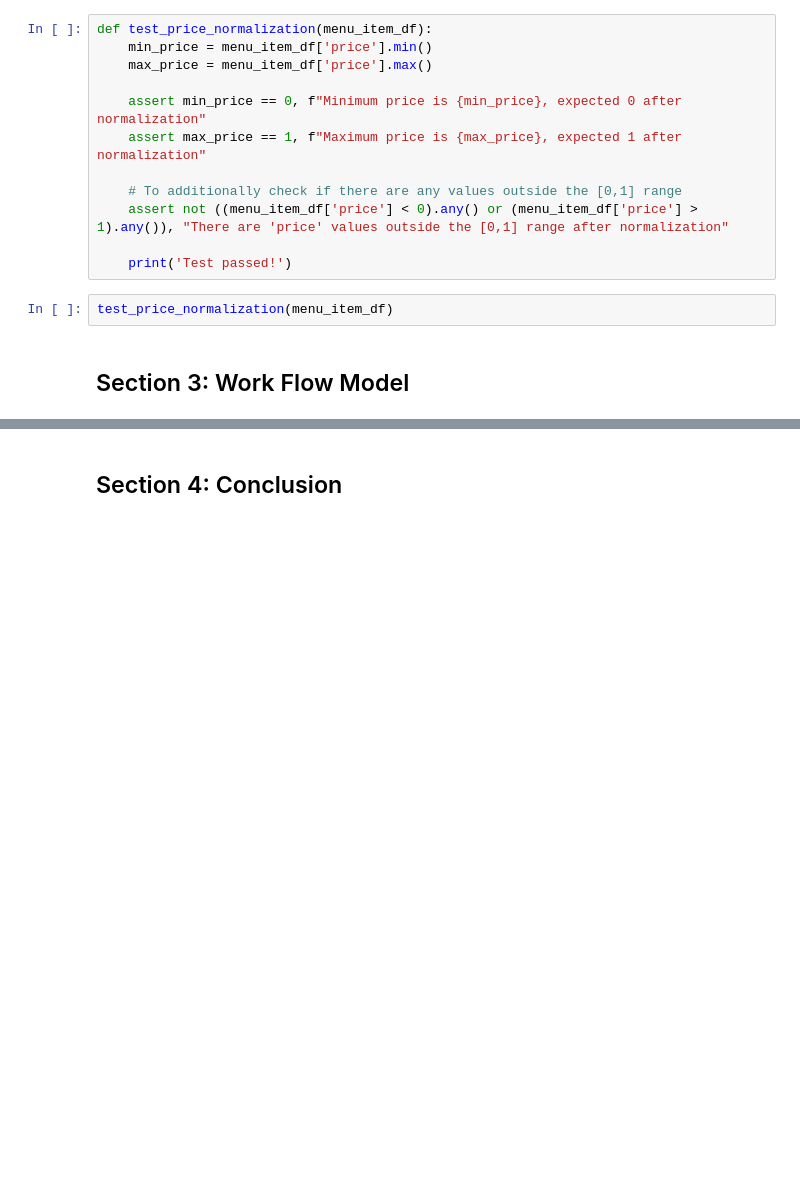
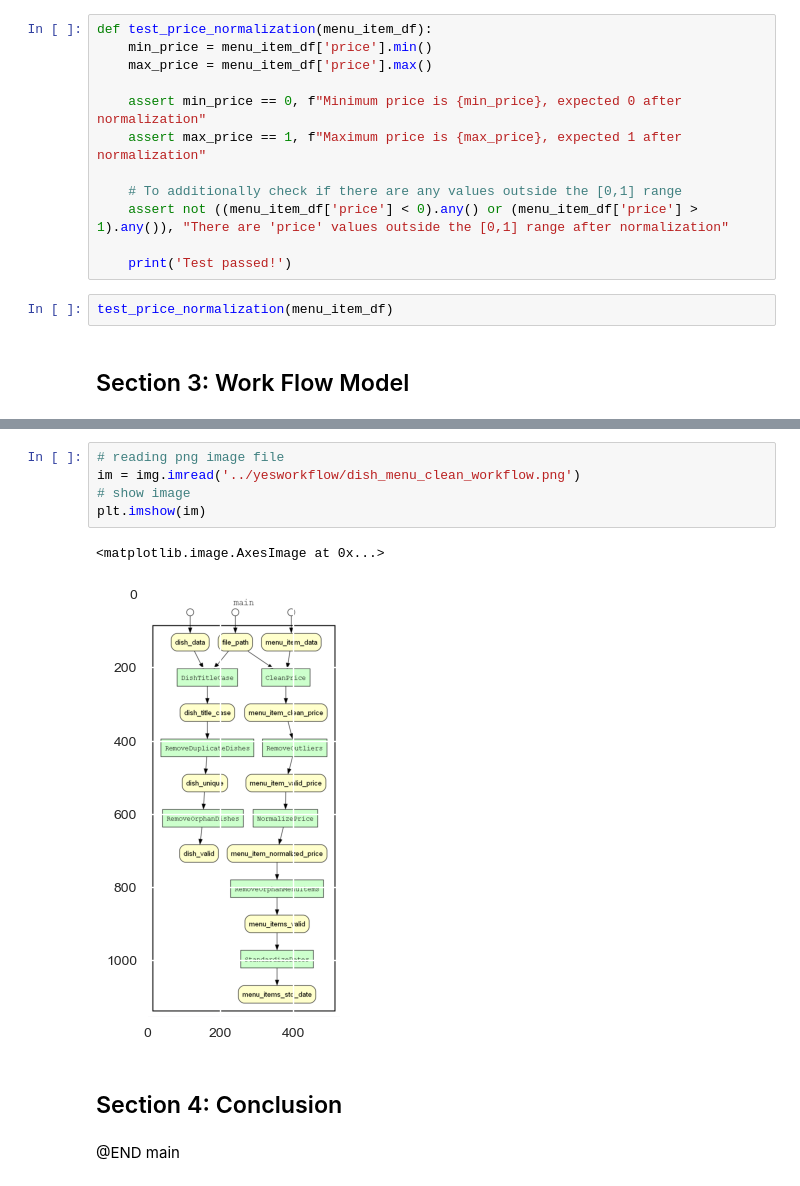
Before and after one commit to JhansiBadarvada/CS513SU2023TEAM94, a Jupyter notebook: scripts/data_cleaning_phase_II.ipynb, the cells around one changed output, grey strips where cells are left out. Saved outputs shown, nothing was run; the diff lists cells and outputs as text; blank space fills up the shorter version.

```diff
--- a/scripts/data_cleaning_phase_II.ipynb
+++ b/scripts/data_cleaning_phase_II.ipynb
@@ -470,2 +579,12 @@ test_price_normalization(menu_item_df)
+# %%
+# reading png image file
+im = img.imread('../yesworkflow/dish_menu_clean_workflow.png')
+# show image
+plt.imshow(im)
+# %% [output]
+<matplotlib.image.AxesImage at 0x...>
+[figure, added]
 # %% [markdown]
 ## Section 4: Conclusion
+# %% [markdown]
+@END main
```
Also changed, not shown: parts of 29 cells of this notebook, 6 other files.
